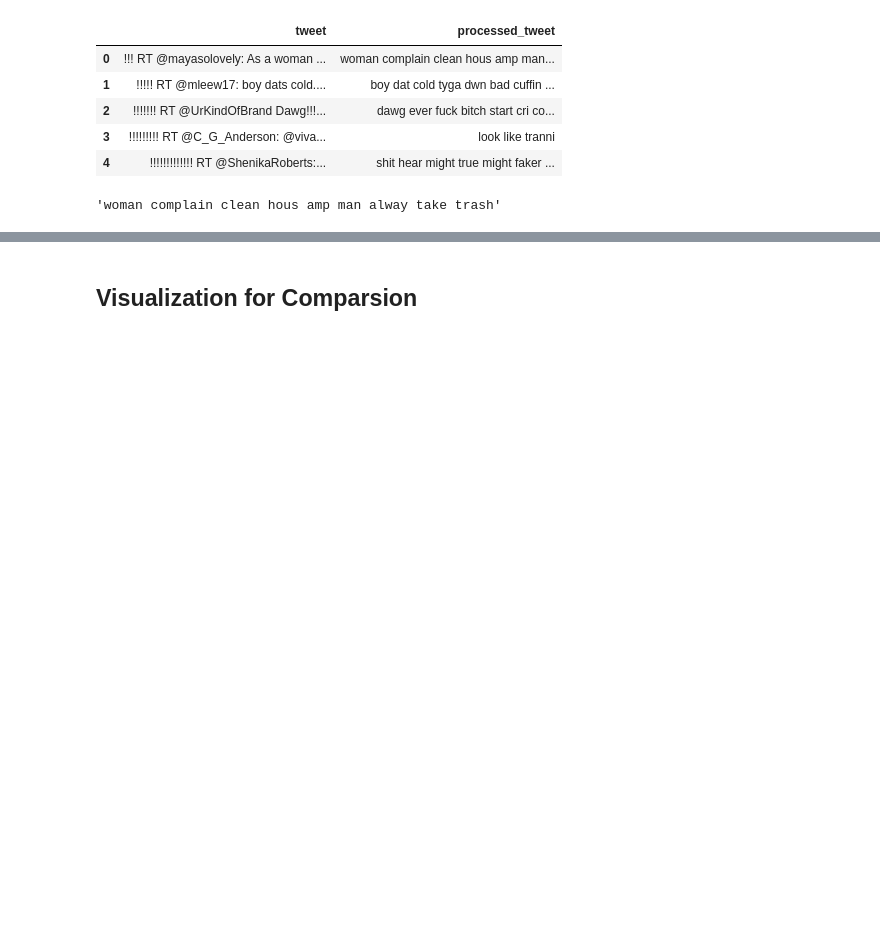
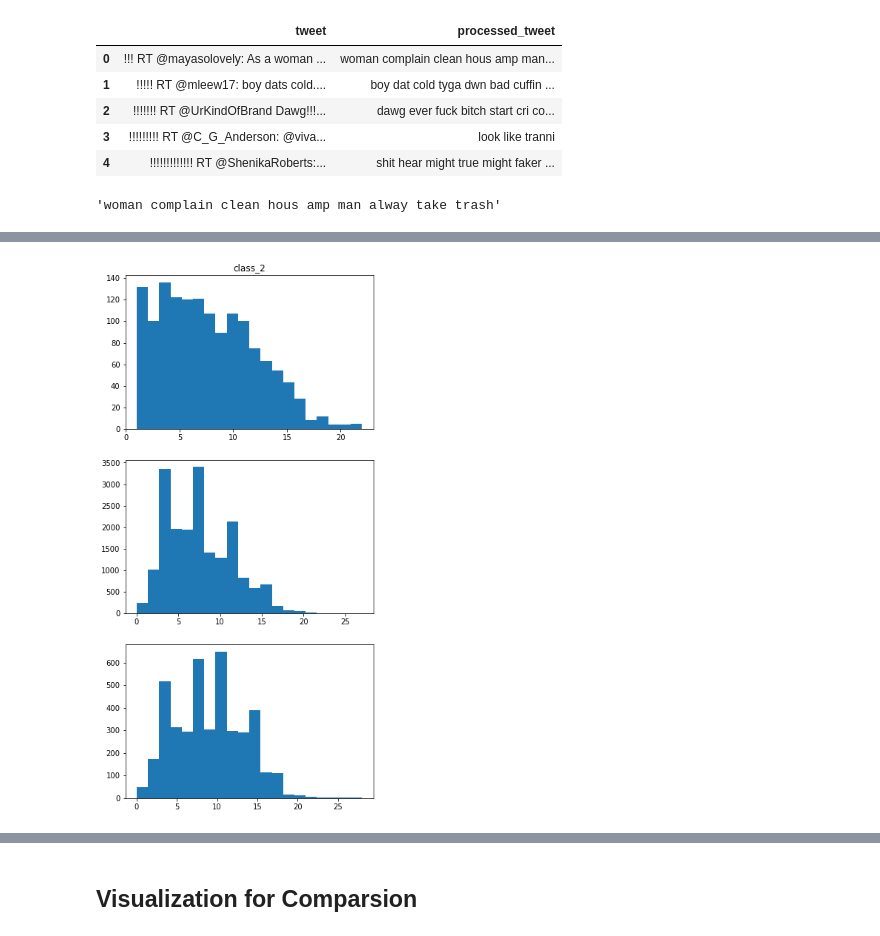
Before and after one commit to Anpan981025/ML_groupproject, a Jupyter notebook: hate_speech_classifier.ipynb, the cells around one changed output, grey strips where cells are left out. Cells and saved outputs as stored; diff of their text form; code cells hidden in the pictures; blank space fills up the shorter version.

```diff
--- a/hate_speech_classifier.ipynb
+++ b/hate_speech_classifier.ipynb
@@ -222,0 +203,13 @@ plt.plot(original_length)
+# %%
+length=[]
+for j in range(3):
+    length.append([len(i.split()) for i in dataset[dataset['class']==j]['processed_tweet']])
+mean_length = np.array([np.mean(i) for i in length])
+var_length = np.array([np.var(i) for i in length])
+max_length = np.array([np.max(i) for i in length])
+min_length = np.array([np.min(i) for i in length])
+cnt = np.array([len(i) for i in length])
+
+words_description = pd.DataFrame([cnt, max_length,min_length,mean_length, var_length],
+                                 columns=['class_0','class_1','class_2'], index=['count','max','min','mean','variance'] )
+words_description
@@ -222,0 +223,14 @@ plt.plot(original_length)
+# %%
+fig = plt.figure(figsize=(6,13))
+ax1 = fig.add_subplot(311)
+ax1.hist(length[0],bins=20)
+ax1.set_title('class_0')
+ax2 = fig.add_subplot(312)
+ax2.hist(length[1],bins=20)
+ax1.set_title('class_1')
+ax3 = fig.add_subplot(313)
+ax3.hist(length[2],bins=20)
+ax1.set_title('class_2')
+plt.show()
+# %% [output]
+[figure, added]
```
Also changed, not shown: parts of 50 cells of this notebook.
